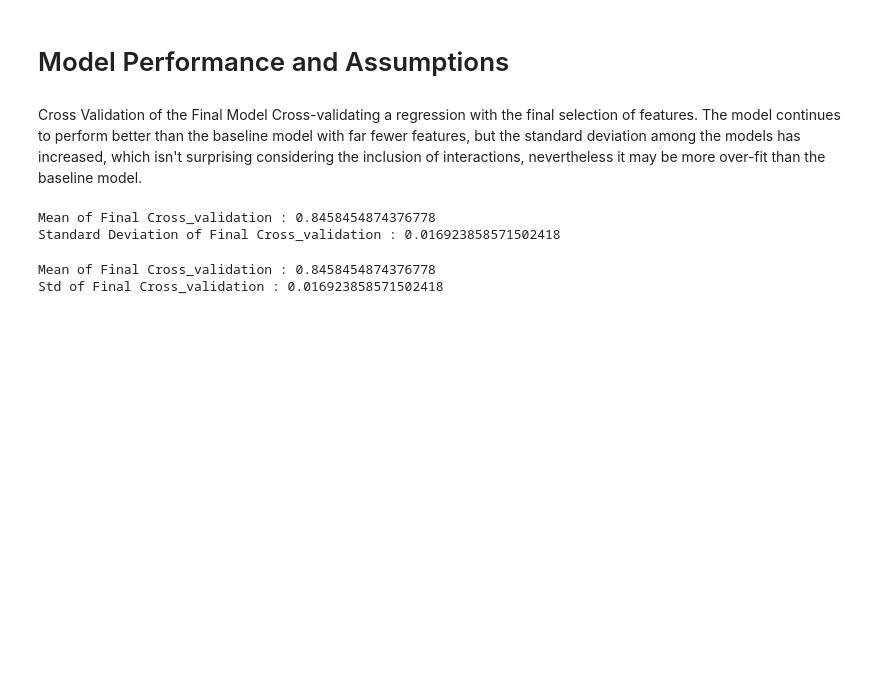
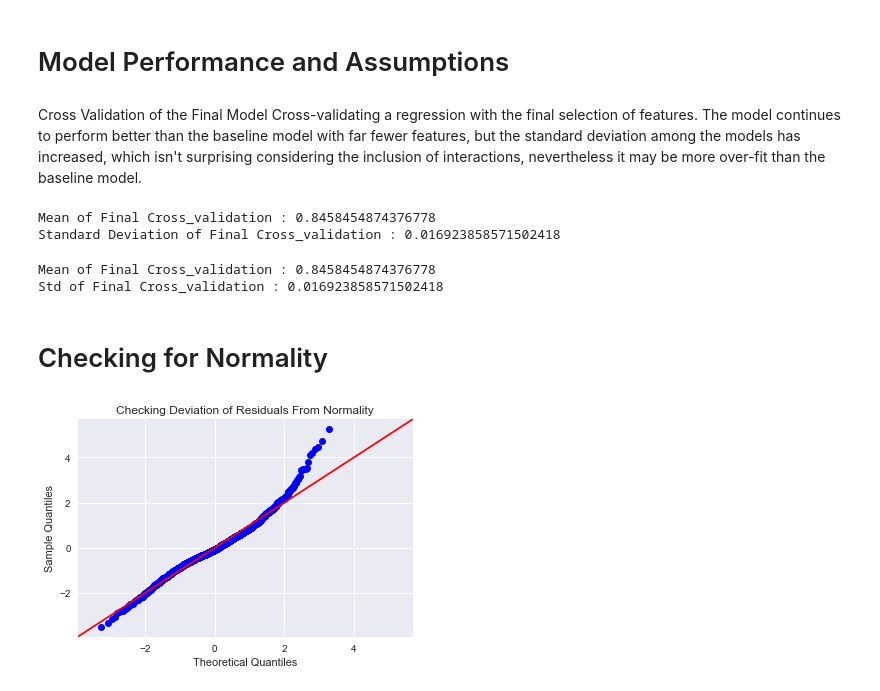
Before and after one commit to jankomah/Predicting_Life_Expectancy, a Jupyter notebook: 02.Josh_Modelling.ipynb, the cells around one changed output. Saved outputs shown, nothing was run; the diff lists cells and outputs as text; code cells hidden in the pictures; blank space fills up the shorter version.

```diff
--- a/02.Josh_Modelling.ipynb
+++ b/02.Josh_Modelling.ipynb
@@ -868,3 +868,12 @@ print(f'Std of Final Cross_validation :' ,  np.std(final_cv))
 # %% [output]
 Mean of Final Cross_validation : 0.8458454874376778
 Std of Final Cross_validation : 0.016923858571502418
+# %% [markdown]
+# <a id = '7'> Checking for Normality<a/>
+# %%
+fig = sm.graphics.qqplot(results_new_features.resid, dist = stats.norm , line = '45' , fit=True)
+plt.title('Checking Deviation of Residuals From Normality')
+plt.savefig('normality.png')
+plt.show();
+# %% [output]
+[figure, added]
```
Also changed, not shown: parts of 7 cells of this notebook.
